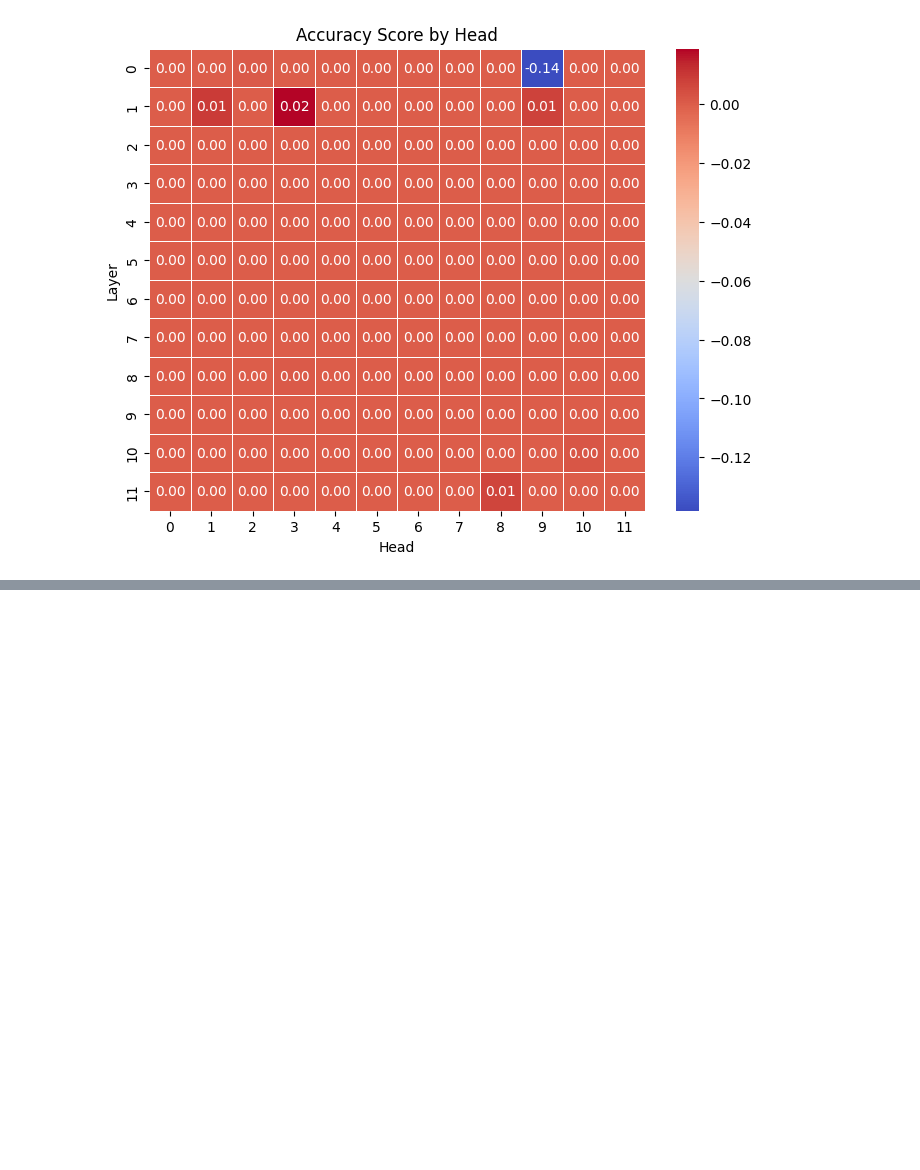
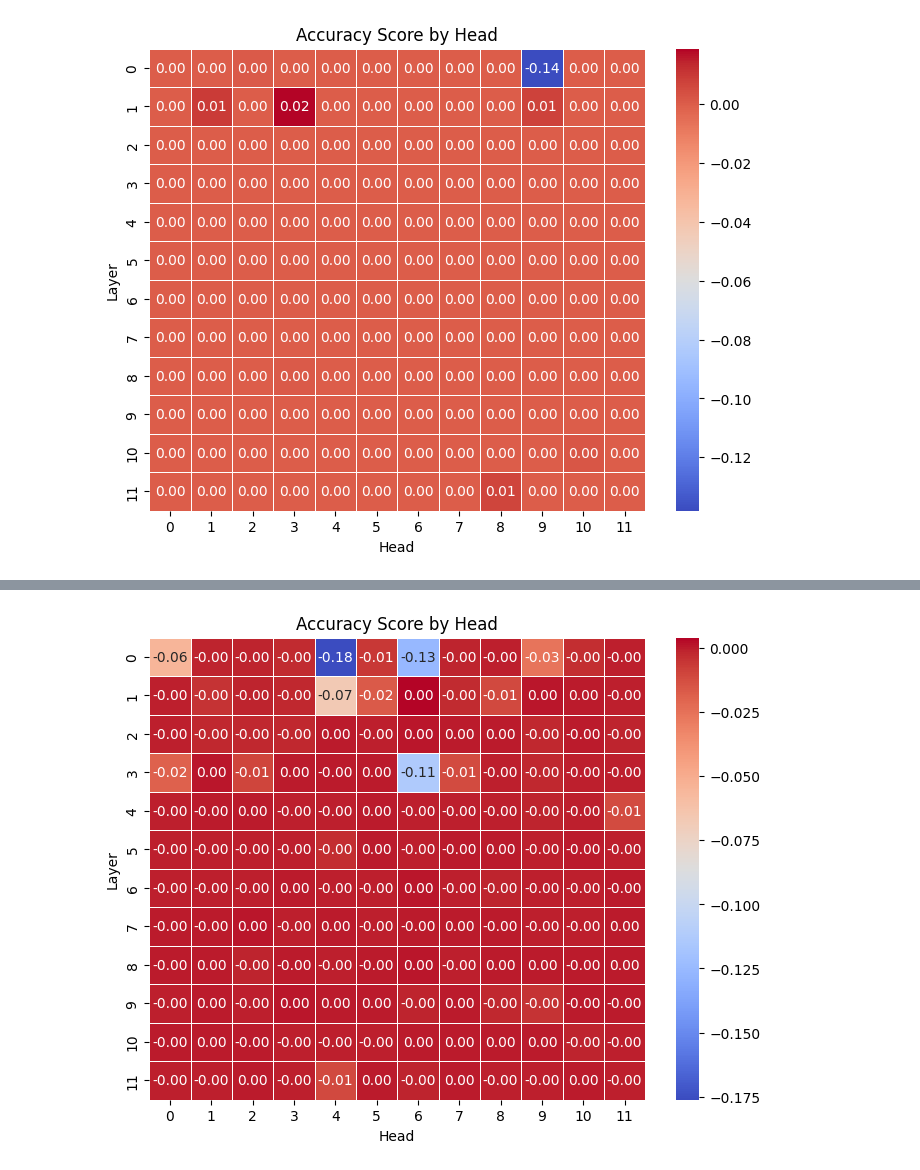
Before and after one commit to wid0gast/interp-toxicity, a Jupyter notebook: testing.ipynb, the cells around one changed output, grey strips where cells are left out. Cells and saved outputs as stored; diff of their text form; code cells hidden in the pictures; blank space fills up the shorter version.

```diff
--- a/testing.ipynb
+++ b/testing.ipynb
@@ -155,0 +185,26 @@ plt.show()
+# %%
+df = pd.read_csv('jigsaw/test.csv')
+# %%
+base_acc = (df.toxic == base_preds).mean()
+# %%
+acc_scores = np.zeros((12,12))
+for i in trange(12):
+    for j in range(12):
+        acc_scores[i][j] = (df.toxic == ablated_preds[str(i)][str(j)]).mean()
+# %%
+acc_scores -= base_acc
+# %%
+# Plot the heatmap
+plt.figure(figsize=(8, 6))  # Adjust figure size
+sns.heatmap(acc_scores, annot=True, cmap="coolwarm", fmt=".2f", linewidths=0.5)
+
+# Add labels
+plt.title("Accuracy Score by Head")
+plt.xlabel("Head")
+plt.ylabel("Layer")
+
+plt.savefig('accuracy_scores_by_head.png')
+# Show the plot
+plt.show()
+# %% [output]
+[figure, added]
```
Also changed, not shown: parts of 6 cells of this notebook, 5 other files.
